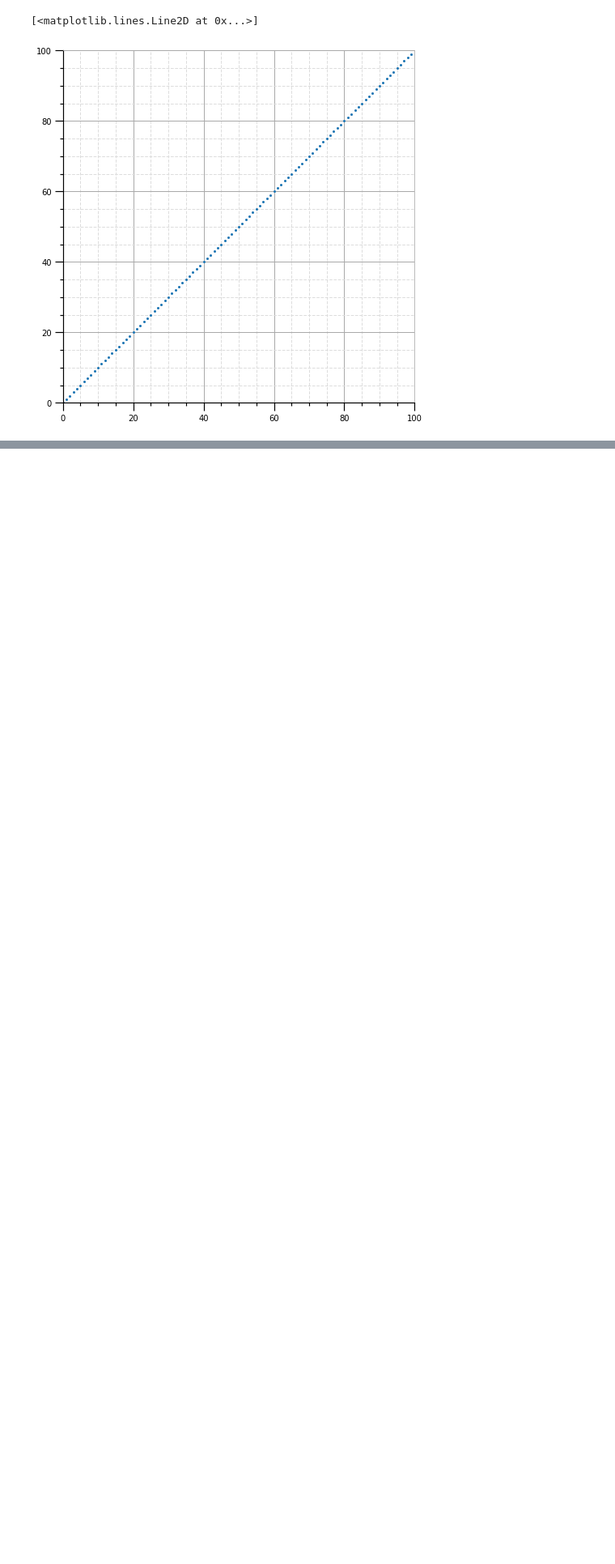
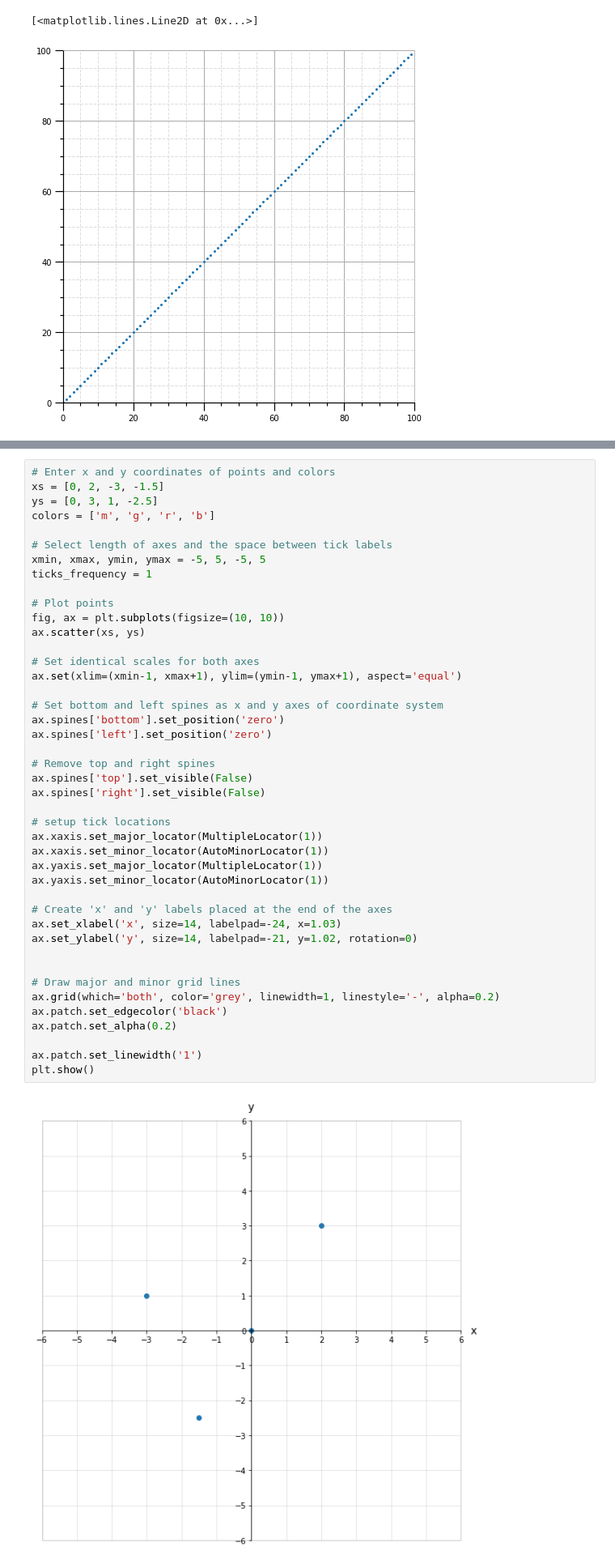
Before and after one commit to alexander-neville/docs, a Jupyter notebook: misc/matplotlib/basic_usage.ipynb, the cells around one changed output, grey strips where cells are left out. Shown at 81% size. Cells and saved outputs as stored; diff of their text form; blank space fills up the shorter version.

```diff
--- a/misc/matplotlib/basic_usage.ipynb
+++ b/misc/matplotlib/basic_usage.ipynb
@@ -132,0 +183,45 @@ ax.plot(x, x, marker="o", linestyle="None", markersize=2)
+# %%
+# Enter x and y coordinates of points and colors
+xs = [0, 2, -3, -1.5]
+ys = [0, 3, 1, -2.5]
+colors = ['m', 'g', 'r', 'b']
+
+# Select length of axes and the space between tick labels
+xmin, xmax, ymin, ymax = -5, 5, -5, 5
+ticks_frequency = 1
+
+# Plot points
+fig, ax = plt.subplots(figsize=(10, 10))
+ax.scatter(xs, ys)
+
+# Set identical scales for both axes
+ax.set(xlim=(xmin-1, xmax+1), ylim=(ymin-1, ymax+1), aspect='equal')
+
+# Set bottom and left spines as x and y axes of coordinate system
+ax.spines['bottom'].set_position('zero')
+ax.spines['left'].set_position('zero')
+
+# Remove top and right spines
+ax.spines['top'].set_visible(False)
+ax.spines['right'].set_visible(False)
+
+# setup tick locations
+ax.xaxis.set_major_locator(MultipleLocator(1))
+ax.xaxis.set_minor_locator(AutoMinorLocator(1))
+ax.yaxis.set_major_locator(MultipleLocator(1))
+ax.yaxis.set_minor_locator(AutoMinorLocator(1))
+
+# Create 'x' and 'y' labels placed at the end of the axes
+ax.set_xlabel('x', size=14, labelpad=-24, x=1.03)
+ax.set_ylabel('y', size=14, labelpad=-21, y=1.02, rotation=0)
+
+
+# Draw major and minor grid lines
+ax.grid(which='both', color='grey', linewidth=1, linestyle='-', alpha=0.2)
+ax.patch.set_edgecolor('black')
+ax.patch.set_alpha(0.2)
+
+ax.patch.set_linewidth('1')
+plt.show()
+# %% [output]
+[figure, added]
```
Also changed, not shown: parts of 5 cells of this notebook, 2 other files.
